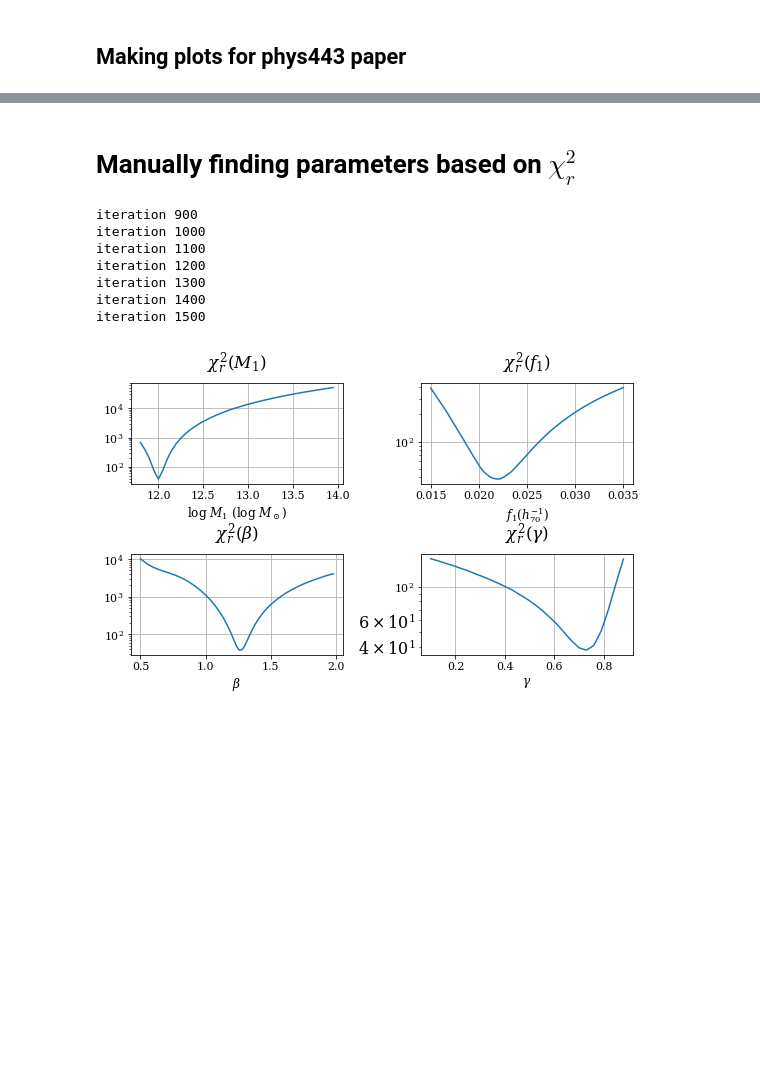
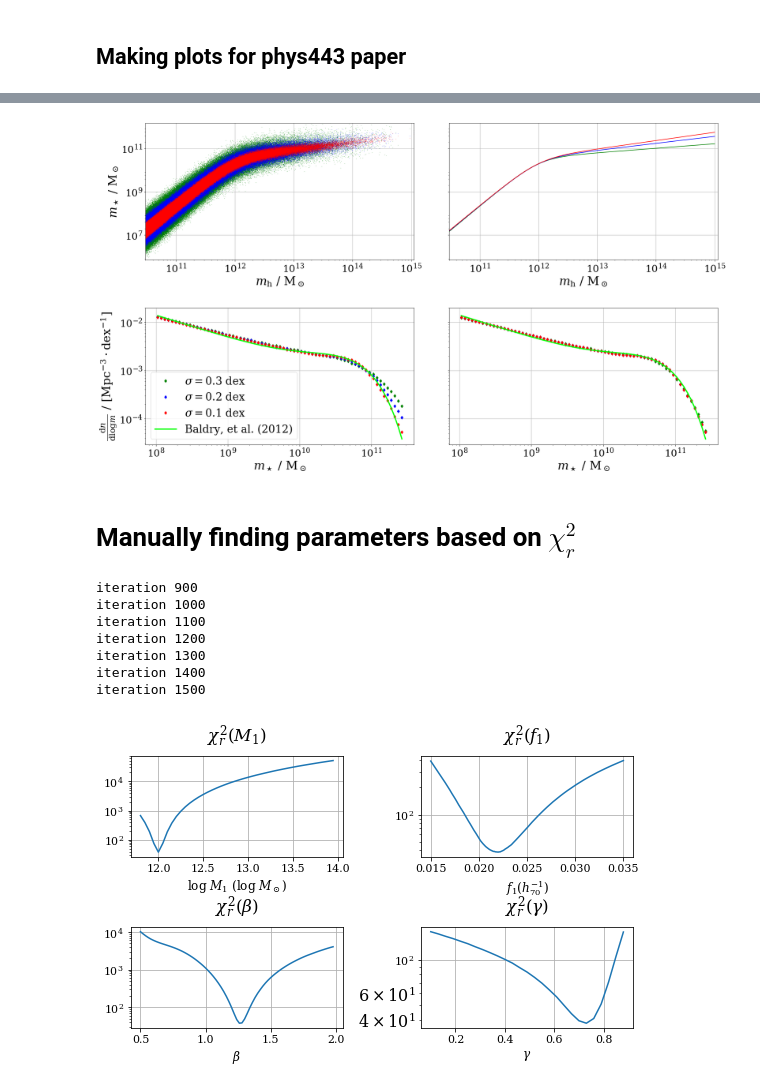
Before and after one commit to patricks1/Tinker, a Jupyter notebook: 2d_abundance_matching.ipynb, the cells around one changed output, grey strips where cells are left out. Cells and saved outputs as stored; diff of their text form; code cells hidden in the pictures; blank space fills up the shorter version.

```diff
--- a/2d_abundance_matching.ipynb
+++ b/2d_abundance_matching.ipynb
@@ -423,3 +408,93 @@ plt.show()
+# %%
+#################################################################################
+rcParams['xtick.labelsize'] = 25
+rcParams['ytick.labelsize'] = 25
+rcParams['axes.labelsize']=30
+rcParams['legend.fontsize']=27
+#################################################################################
+
+fig=plt.figure(figsize=(26,15))
+
+fit_ylim=[10.**logmstarofmhalprime3.min(),1.5e12]
+fit_xlim=[MHALDATA.min(),xmax]
+smf_ylim=[2.9e-5,2e-2]
+
+#Showing just M_* based on Bolshoi masses, not M_*/M_h###########################
+ax1=fig.add_subplot(2,2,1)
+ax1.semilogx(MHALDATA,10.**logmstarofmhalprime3,'go',markersize=0.2)
+ax1.semilogx(MHALDATA,10.**logmstarofmhalprime2,'bo',markersize=0.2)
+ax1.semilogx(MHALDATA,10.**logmstarofmhalprime1,'ro',markersize=0.2)
+ax1.set_xlim(fit_xlim[0],fit_xlim[1])
+ax1.set_ylim(fit_ylim[0],fit_ylim[1])
+ax1.set_ylabel('$m_\star\ /\ \mathrm{M}_\odot$')
+ax1.set_xlabel('$m_\mathrm{h}\ /\ \mathrm{M}_\odot$')
+ax1.set_yscale('log')
+ax1.tick_params(axis='both')
+#################################################################################
+
+#Plotting the fitting functions with each adjusted for the corresponding scatter#
+def mgals_fit(ri,mhals):
+    logm1=results[ri]['logm1'].value
+    f1=results[ri]['f1'].value
+    beta=results[ri]['beta'].value
+    gamma=results[ri]['gamma'].value
+    mgals=fstar(mhals,10.**logm1,f1,beta,gamma)*mhals
+    return mgals
+
+mhals=np.logspace(np.log10(3.e10),15,100)
+ax2=fig.add_subplot(2,2,2)
+ax2.plot(mhals,mgals_fit(2,mhals),'g')
+ax2.plot(mhals,mgals_fit(1,mhals),'b')
+ax2.plot(mhals,mgals_fit(0,mhals),'r')
+ax2.set_xlim(fit_xlim[0],fit_xlim[1])
+ax2.set_ylim(fit_ylim[0],fit_ylim[1])
+ax2.set_xlabel('$m_\mathrm{h}\ /\ \mathrm{M}_\odot$')
+ax2.set_xscale('log')
+ax2.set_yscale('log')
+#################################################################################
+
+#Plotting the SMFsresulting from the unadjusted fitting functions################
+logns_1=logn(results[0],LOGMSTARMIDBINS,GAUSS1)
+logns_2=logn(results[0],LOGMSTARMIDBINS,GAUSS2)
+logns_3=logn(results[0],LOGMSTARMIDBINS,GAUSS3)
+ax3=fig.add_subplot(2,2,3)
+ax3.plot(10.**LOGMSTARMIDBINS,10.**logns_3,'gd',label='$\sigma=0.3$ dex')
+ax3.plot(10.**LOGMSTARMIDBINS,10.**logns_2,'bd',label='$\sigma=0.2$ dex')
+ax3.plot(10.**LOGMSTARMIDBINS,10.**logns_1,'rd',label='$\sigma=0.1$ dex')
+gcol=(0.,255./255.,0./255.)
+ax3.plot(10.**LOGMSTARMIDBINS,10.**logsmftrue,color=gcol,lw=3,
+        label='Baldry, et al. (2012)')
+ax3.set_yscale('log')
+ax3.set_xscale('log')
+ax3.set_ylabel('$\\frac{\mathrm{d}n}{\mathrm{dlog}m}$ / [Mpc$^{-3}\cdot$dex$^{-1}$]')
+ax3.set_xlabel('$m_\star$ / M$_\odot$')
+ax3.set_ylim(smf_ylim[0],smf_ylim[1])
+ax3.legend()
+#################################################################################
+
+#Plotting the SMFs using the correct fitting functions###########################
+logns_2=logn(results[0],LOGMSTARMIDBINS,GAUSS1)
+logns_3=logn(results[1],LOGMSTARMIDBINS,GAUSS2)
+logns_4=logn(results[2],LOGMSTARMIDBINS,GAUSS3)
+ax4=fig.add_subplot(2,2,4)
+ax4.plot(10.**LOGMSTARMIDBINS,10.**logns_3,'gd')
+ax4.plot(10.**LOGMSTARMIDBINS,10.**logns_2,'bd')
+ax4.plot(10.**LOGMSTARMIDBINS,10.**logns_1,'rd')
+gcol=(0.,255./255.,0./255.)
+ax4.plot(10.**LOGMSTARMIDBINS,10.**logsmftrue,color=gcol,lw=3)
+ax4.set_yscale('log')
+ax4.set_xscale('log')
+ax4.set_ylim(smf_ylim[0],smf_ylim[1])
+#ax4.set_ylabel('$\\frac{\mathrm{d}n}{\mathrm{dlog}m}$ / [Mpc$^{-3}\cdot$dex$^{-1}$]')
+ax4.set_xlabel('$m_\star$ / M$_\odot$')
+#################################################################################
+
+fig.subplots_adjust(wspace=0.13,hspace=0.35)
+plt.setp(ax2.get_yticklabels(), visible=False)
+plt.setp(ax4.get_yticklabels(), visible=False)
+plt.show()
+# %% [output]
+[figure, added]
 # %% [markdown]
 # Manually finding parameters based on $\chi^2_r$
 # %%
```
Also changed, not shown: parts of 4 cells of this notebook, 1 other file.
